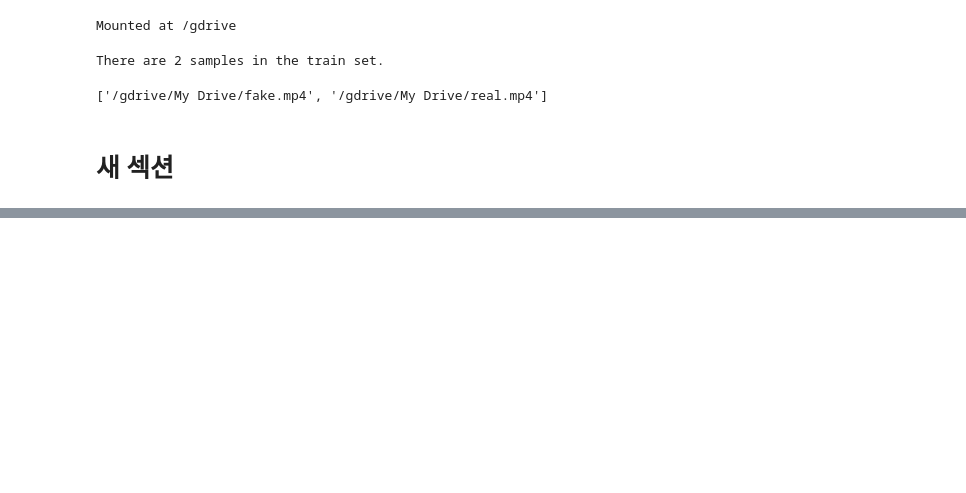
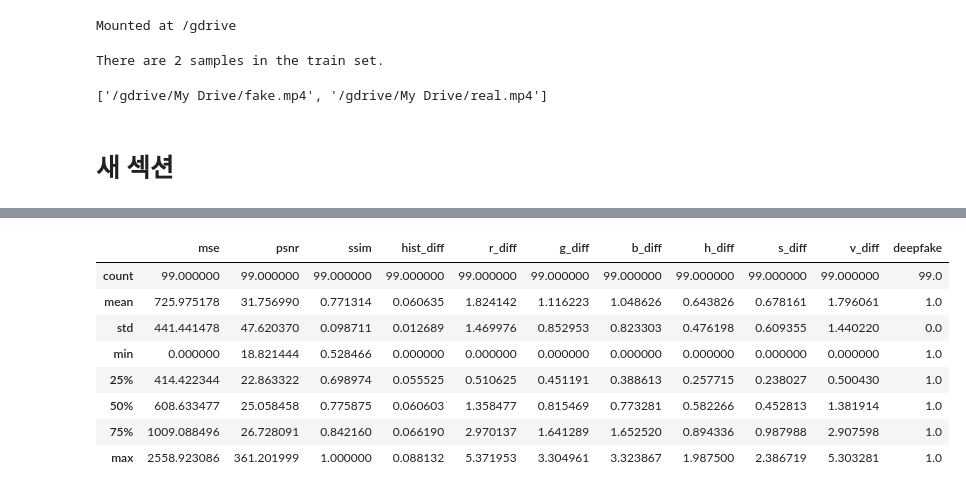
Before and after one commit to GipalLee/Deepfake_detection, a Jupyter notebook: deepfake_1_1_3.ipynb, the cells around one changed output, grey strips where cells are left out. Saved outputs shown, nothing was run; the diff lists cells and outputs as text; code cells hidden in the pictures; blank space fills up the shorter version.

```diff
--- a/deepfake_1_1_3.ipynb
+++ b/deepfake_1_1_3.ipynb
@@ -180,0 +384,12 @@ AttributeError: ignored
+# %%
+FAKE.describe()
+# %% [output]
+|  | mse | psnr | ssim | hist_diff | r_diff | g_diff | b_diff | h_diff | s_diff | v_diff | deepfake |
+| count | 99.000000 | 99.000000 | 99.000000 | 99.000000 | 99.000000 | 99.000000 | 99.000000 | 99.000000 | 99.000000 | 99.000000 | 99.0 |
+| mean | 725.975178 | 31.756990 | 0.771314 | 0.060635 | 1.824142 | 1.116223 | 1.048626 | 0.643826 | 0.678161 | 1.796061 | 1.0 |
+| std | 441.441478 | 47.620370 | 0.098711 | 0.012689 | 1.469976 | 0.852953 | 0.823303 | 0.476198 | 0.609355 | 1.440220 | 0.0 |
+| min | 0.000000 | 18.821444 | 0.528466 | 0.000000 | 0.000000 | 0.000000 | 0.000000 | 0.000000 | 0.000000 | 0.000000 | 1.0 |
+| 25% | 414.422344 | 22.863322 | 0.698974 | 0.055525 | 0.510625 | 0.451191 | 0.388613 | 0.257715 | 0.238027 | 0.500430 | 1.0 |
+| 50% | 608.633477 | 25.058458 | 0.775875 | 0.060603 | 1.358477 | 0.815469 | 0.773281 | 0.582266 | 0.452813 | 1.381914 | 1.0 |
+| 75% | 1009.088496 | 26.728091 | 0.842160 | 0.066190 | 2.970137 | 1.641289 | 1.652520 | 0.894336 | 0.987988 | 2.907598 | 1.0 |
+| max | 2558.923086 | 361.201999 | 1.000000 | 0.088132 | 5.371953 | 3.304961 | 3.323867 | 1.987500 | 2.386719 | 5.303281 | 1.0 |
```
Also changed, not shown: parts of 24 cells of this notebook.
